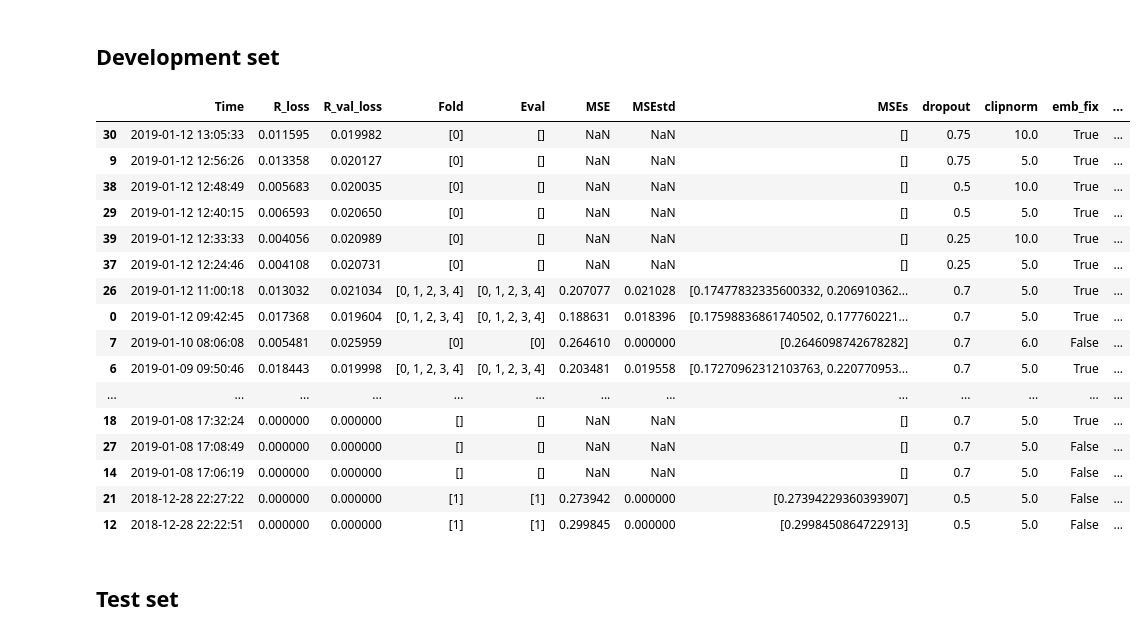
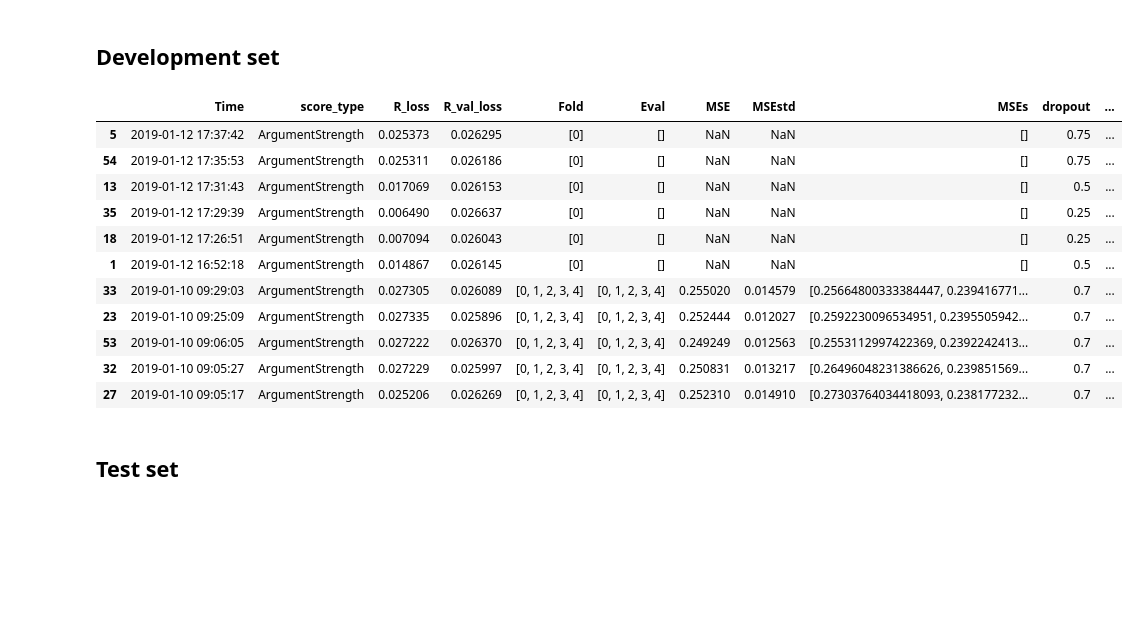
Before and after one commit to FarjanaSultanaMim/DiscoShuffle, a Jupyter notebook: jpnb/experiment.ipynb, the cells around one changed output. Saved outputs shown, nothing was run; the diff lists cells and outputs as text; code cells hidden in the pictures; blank space fills up the shorter version.

```diff
--- a/jpnb/experiment.ipynb
+++ b/jpnb/experiment.ipynb
@@ -32,52 +32,47 @@ for d in glob.glob("../output/*"):
 
     for i in range(5):
         pjs = os.path.join(d, "prediction_f{}.json".format(i))
 
         if os.path.exists(pjs):
             pred = json.load(open(pjs))
             mse_pool += [pred["MSE"]]
 
     mse_pool = np.array(mse_pool)
     prm["MSEstd"] = mse_pool.std()
     prm["MSE"] = mse_pool.mean()
     prm["MSEs"] = mse_pool
 
     if os.path.exists(os.path.join(d, "logs_f0.pickle")):
         l = pickle.load(open("{}/logs_f0.pickle".format(d), "rb"))
         df = pd.DataFrame(l["logs_e"])
         prm["R_loss"] = df["loss"].min()
         prm["R_val_loss"] = df["val_loss"].min()
 
     else:
         prm["R_loss"] = 0
         prm["R_val_loss"] = 0
 
     results += [prm]
 
-cols = "Time R_loss R_val_loss Fold Eval MSE MSEstd MSEs dropout clipnorm emb_fix enc_fix pseq preenc Directory".split()
+cols = "Time score_type R_loss R_val_loss Fold Eval MSE MSEstd MSEs dropout clipnorm emb_fix enc_fix pseq preenc Directory".split()
 
 pd.set_option("display.max_colwidth", 200)
 df = pd.DataFrame(results)
-df = df[df["pseq"] == "True"]
+df = df[(df.pseq == "False") & (df.score_type == "ArgumentStrength")]
 df[cols].sort_values(by="Time", ascending=False)
 # %% [output]
-|  | Time | R_loss | R_val_loss | Fold | Eval | MSE | MSEstd | MSEs | dropout | clipnorm | emb_fix | ... |
-| 30 | 2019-01-12 13:05:33 | 0.011595 | 0.019982 | [0] | [] | NaN | NaN | [] | 0.75 | 10.0 | True | ... |
-| 9 | 2019-01-12 12:56:26 | 0.013358 | 0.020127 | [0] | [] | NaN | NaN | [] | 0.75 | 5.0 | True | ... |
-| 38 | 2019-01-12 12:48:49 | 0.005683 | 0.020035 | [0] | [] | NaN | NaN | [] | 0.5 | 10.0 | True | ... |
-| 29 | 2019-01-12 12:40:15 | 0.006593 | 0.020650 | [0] | [] | NaN | NaN | [] | 0.5 | 5.0 | True | ... |
-| 39 | 2019-01-12 12:33:33 | 0.004056 | 0.020989 | [0] | [] | NaN | NaN | [] | 0.25 | 10.0 | True | ... |
-| 37 | 2019-01-12 12:24:46 | 0.004108 | 0.020731 | [0] | [] | NaN | NaN | [] | 0.25 | 5.0 | True | ... |
-| 26 | 2019-01-12 11:00:18 | 0.013032 | 0.021034 | [0, 1, 2, 3, 4] | [0, 1, 2, 3, 4] | 0.207077 | 0.021028 | [0.17477832335600332, 0.206910362... | 0.7 | 5.0 | True | ... |
-| 0 | 2019-01-12 09:42:45 | 0.017368 | 0.019604 | [0, 1, 2, 3, 4] | [0, 1, 2, 3, 4] | 0.188631 | 0.018396 | [0.17598836861740502, 0.177760221... | 0.7 | 5.0 | True | ... |
-| 7 | 2019-01-10 08:06:08 | 0.005481 | 0.025959 | [0] | [0] | 0.264610 | 0.000000 | [0.2646098742678282] | 0.7 | 6.0 | False | ... |
-| 6 | 2019-01-09 09:50:46 | 0.018443 | 0.019998 | [0, 1, 2, 3, 4] | [0, 1, 2, 3, 4] | 0.203481 | 0.019558 | [0.17270962312103763, 0.220770953... | 0.7 | 5.0 | True | ... |
-| ... | ... | ... | ... | ... | ... | ... | ... | ... | ... | ... | ... | ... |
-| 18 | 2019-01-08 17:32:24 | 0.000000 | 0.000000 | [] | [] | NaN | NaN | [] | 0.7 | 5.0 | True | ... |
-| 27 | 2019-01-08 17:08:49 | 0.000000 | 0.000000 | [] | [] | NaN | NaN | [] | 0.7 | 5.0 | False | ... |
-| 14 | 2019-01-08 17:06:19 | 0.000000 | 0.000000 | [] | [] | NaN | NaN | [] | 0.7 | 5.0 | False | ... |
-| 21 | 2018-12-28 22:27:22 | 0.000000 | 0.000000 | [1] | [1] | 0.273942 | 0.000000 | [0.27394229360393907] | 0.5 | 5.0 | False | ... |
-| 12 | 2018-12-28 22:22:51 | 0.000000 | 0.000000 | [1] | [1] | 0.299845 | 0.000000 | [0.2998450864722913] | 0.5 | 5.0 | False | ... |
+|  | Time | score_type | R_loss | R_val_loss | Fold | Eval | MSE | MSEstd | MSEs | dropout | ... |
+| 5 | 2019-01-12 17:37:42 | ArgumentStrength | 0.025373 | 0.026295 | [0] | [] | NaN | NaN | [] | 0.75 | ... |
+| 54 | 2019-01-12 17:35:53 | ArgumentStrength | 0.025311 | 0.026186 | [0] | [] | NaN | NaN | [] | 0.75 | ... |
+| 13 | 2019-01-12 17:31:43 | ArgumentStrength | 0.017069 | 0.026153 | [0] | [] | NaN | NaN | [] | 0.5 | ... |
+| 35 | 2019-01-12 17:29:39 | ArgumentStrength | 0.006490 | 0.026637 | [0] | [] | NaN | NaN | [] | 0.25 | ... |
+| 18 | 2019-01-12 17:26:51 | ArgumentStrength | 0.007094 | 0.026043 | [0] | [] | NaN | NaN | [] | 0.25 | ... |
+| 1 | 2019-01-12 16:52:18 | ArgumentStrength | 0.014867 | 0.026145 | [0] | [] | NaN | NaN | [] | 0.5 | ... |
+| 33 | 2019-01-10 09:29:03 | ArgumentStrength | 0.027305 | 0.026089 | [0, 1, 2, 3, 4] | [0, 1, 2, 3, 4] | 0.255020 | 0.014579 | [0.25664800333384447, 0.239416771... | 0.7 | ... |
+| 23 | 2019-01-10 09:25:09 | ArgumentStrength | 0.027335 | 0.025896 | [0, 1, 2, 3, 4] | [0, 1, 2, 3, 4] | 0.252444 | 0.012027 | [0.2592230096534951, 0.2395505942... | 0.7 | ... |
+| 53 | 2019-01-10 09:06:05 | ArgumentStrength | 0.027222 | 0.026370 | [0, 1, 2, 3, 4] | [0, 1, 2, 3, 4] | 0.249249 | 0.012563 | [0.2553112997422369, 0.2392242413... | 0.7 | ... |
+| 32 | 2019-01-10 09:05:27 | ArgumentStrength | 0.027229 | 0.025997 | [0, 1, 2, 3, 4] | [0, 1, 2, 3, 4] | 0.250831 | 0.013217 | [0.26496048231386626, 0.239851569... | 0.7 | ... |
+| 27 | 2019-01-10 09:05:17 | ArgumentStrength | 0.025206 | 0.026269 | [0, 1, 2, 3, 4] | [0, 1, 2, 3, 4] | 0.252310 | 0.014910 | [0.27303764034418093, 0.238177232... | 0.7 | ... |
 # %% [markdown]
 ## Test set
 # %%
```
Also changed, not shown: 2 other files.
